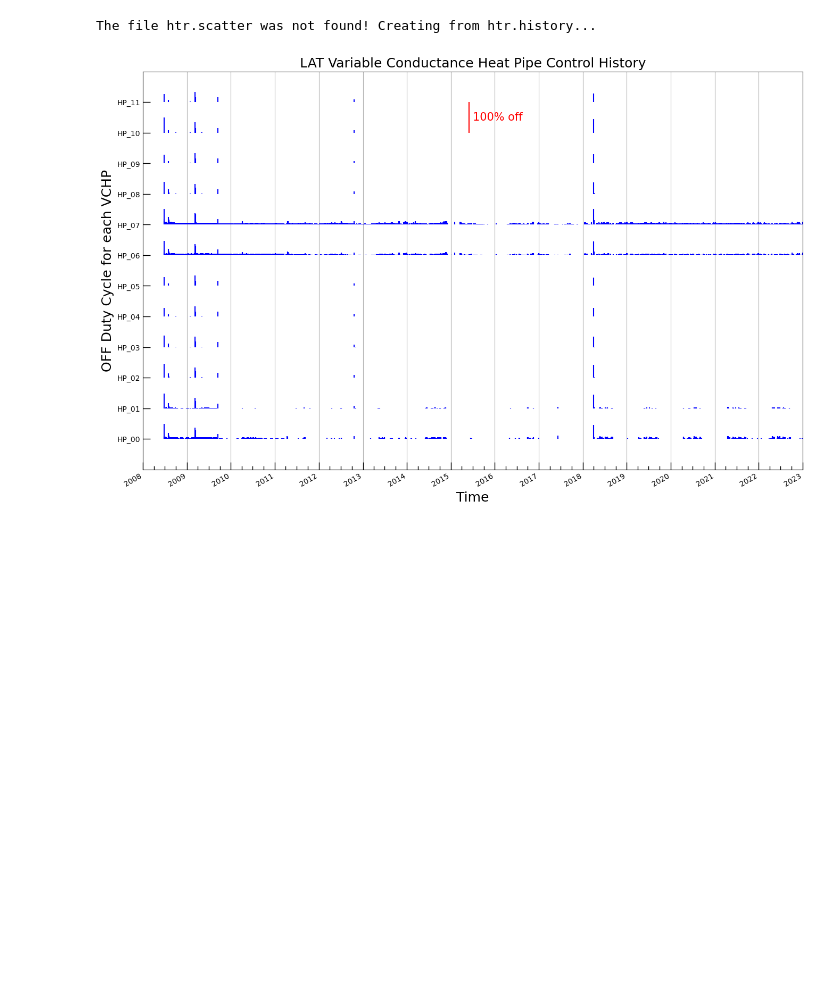
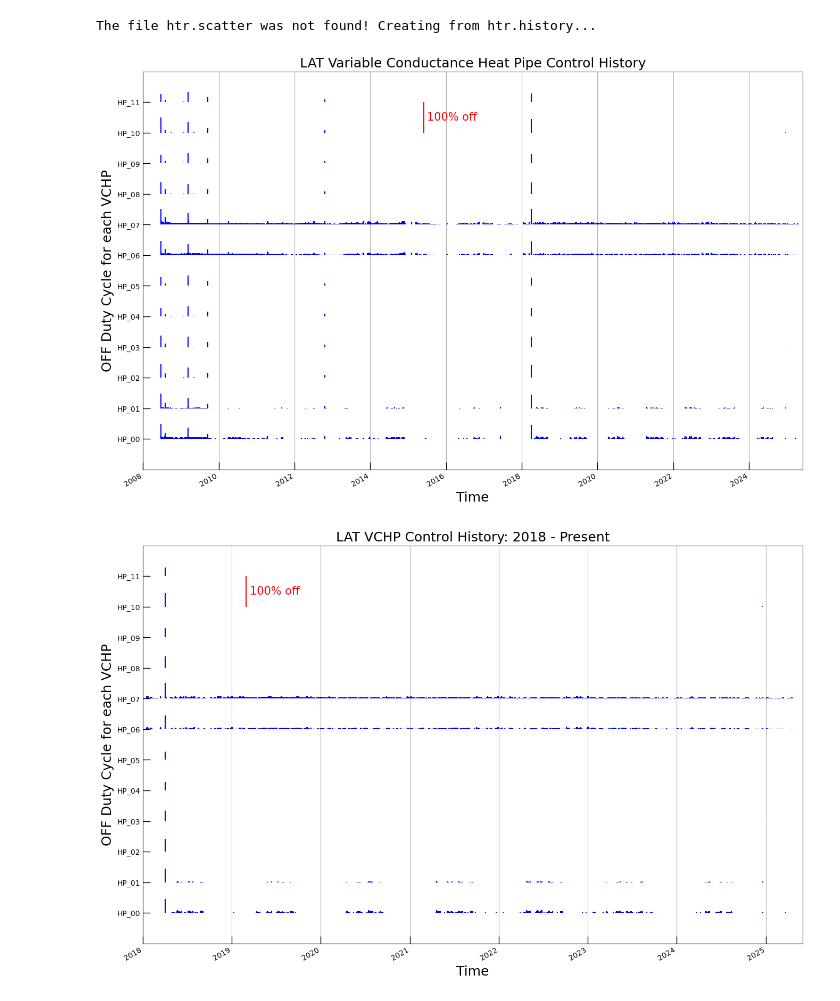
Before and after one commit to joeastro/fermiwork, a Jupyter notebook: LAT_Therm_Plots.ipynb, the cells around one changed output. Saved outputs shown, nothing was run; the diff lists cells and outputs as text; code cells hidden in the pictures; blank space fills up the shorter version.

```diff
--- a/LAT_Therm_Plots.ipynb
+++ b/LAT_Therm_Plots.ipynb
@@ -22,12 +22,12 @@ from astropy.table import Table, Column
 
 ##### This should be the only cell you need to make changes to! #####
 
-Year_Qtr = "2022_Q4" # used to name output figures
+Year_Qtr = "2025_Q1" # used to name output figures
 HOME = expanduser("/Users/jeggen/ISOC/" + Year_Qtr)
 
 # Plot axis bounds
 dntmin="2008-01-01 00:00:00" # lower bound for plot x-axis
-dntmax="2023-01-01 00:00:00" # upper bound for plot x-axis
+dntmax="2025-06-01 00:00:00" # upper bound for plot x-axis
 
 dntminShort="2018-01-01 00:00:00" # lower bound of the zoomed-in plots x-axis
 
@@ -257,7 +252,7 @@ fileroot = HOME
 # Read ASCII file of history of LAT LTC VCHP control
 # Use the file htr.history to create htr.scatter, which will be needed for the subsequent plot
 if os.path.isfile(htrScatterFile):
-   f = pd.read_csv(htrScatterFile, parse_dates=[1], delimiter=" ",header=None)
+   f = pd.read_csv(htrScatterFile, parse_dates=[1], delimiter=" ",date_format="%Y/%m/%d",header=None)
    print("Using file "+htrScatterFile)
 else:
   print('The file htr.scatter was not found! Creating from htr.history...\n')
@@ -280,7 +275,7 @@ else:
           #out.write(output)
         hp += 1
     out.close()
-    f = pd.read_csv(htrScatterFile, parse_dates=[1], delimiter=" ",header=None)
+    f = pd.read_csv(htrScatterFile, parse_dates=[1], delimiter=" ",date_format="%Y/%m/%d",header=None)
   else:
     print('The file htr.history was not found! File needed to continue!\n')
 # %% [output]
@@ -328,36 +323,38 @@ plt.xlim(datemin,datemax)
 plt.ylim(-1,12)
 ylabels = ('HP_00','HP_01','HP_02','HP_03','HP_04','HP_05','HP_06','HP_07','HP_08','HP_09','HP_10','HP_11')
 plt.yticks(np.arange(12),ylabels)
 plt.errorbar(dates, htr, yerr=vals, color='b',marker='',ls='none')
 plt.title('LAT Variable Conductance Heat Pipe Control History',size=18)
 plt.ylabel('OFF Duty Cycle for each VCHP',size=18)
 plt.xlabel('Time',size=18)
 #show 100% duty cycle scale in red
 datehsc = ['2015-06-01']
 datesc = [pd.to_datetime(d) for d in datehsc]
 plt.errorbar(datesc,10.0,yerr=[[0],[1.0]],color='r',marker='',markersize=0.01,ls='none')
 datehtxt = '2015-07-01'
 datetxt = pd.to_datetime(datehtxt)
 plt.text(datetxt, 10.4, '100% off', color = 'r',size=15)
 
 yrule = rrulewrapper(YEARLY, interval=1)
 yloc = RRuleLocator(yrule)
 mrule = rrulewrapper(MONTHLY, interval=3)
-mloc = RRuleLocator(mrule)
-ax.xaxis.set_major_locator(yloc)
-ax.xaxis.set_minor_locator(mloc)
+#mloc = RRuleLocator(mrule)
+#ax.xaxis.set_major_locator(yloc)
+#ax.xaxis.set_minor_locator(mloc)
 
-xax = ax.get_xaxis() # get the x-axis
-adf = xax.get_major_formatter() # the auto-formatter
+#xax = ax.get_xaxis() # get the x-axis
+#adf = xax.get_major_formatter() # the auto-formatter
 
 adf.scaled[1./24] = '%H:%M'  # set the < 1day x-axis scale to H:M
 adf.scaled[1.0] = '%Y-%m-%d' # set the > 1day < 1m x-axis scale to Y-m-d
 adf.scaled[30.] = '%Y-%m' # set the > 1month < 1Y x-axis scale to Y-m
 adf.scaled[365.] = '%Y' # set the > 1year x-axis scale to Y
 ax.tick_params(which='major', length=10, width=1, direction='in')
 ax.tick_params(which='minor', length=5, width=1, direction='in')
 plt.grid(axis='x')
 fig.autofmt_xdate()
+#plt.show()
 plt.savefig(controlFull)
 # %% [output]
-[figure, old version]
+[figure, new version]
+[figure, added]
```
Also changed, not shown: parts of 8 cells of this notebook.
